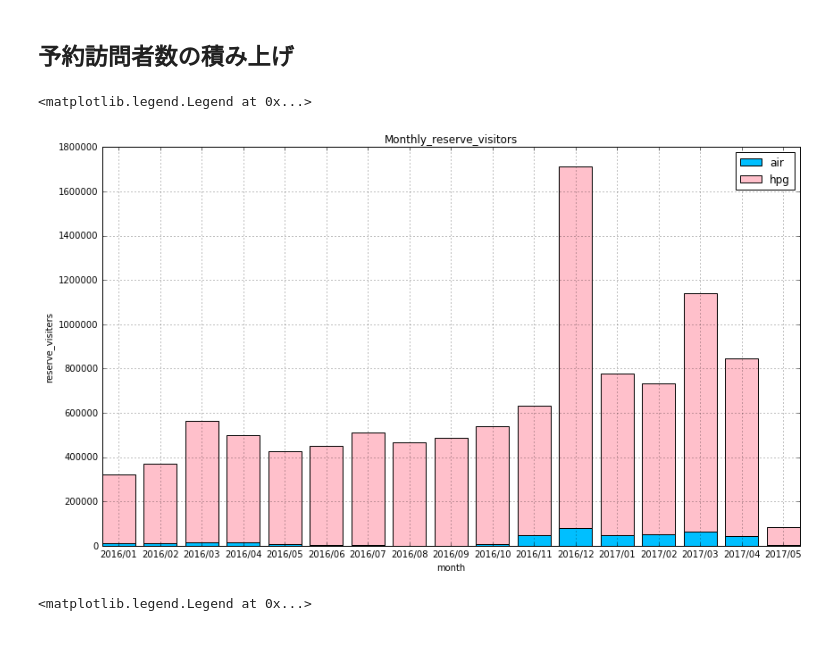
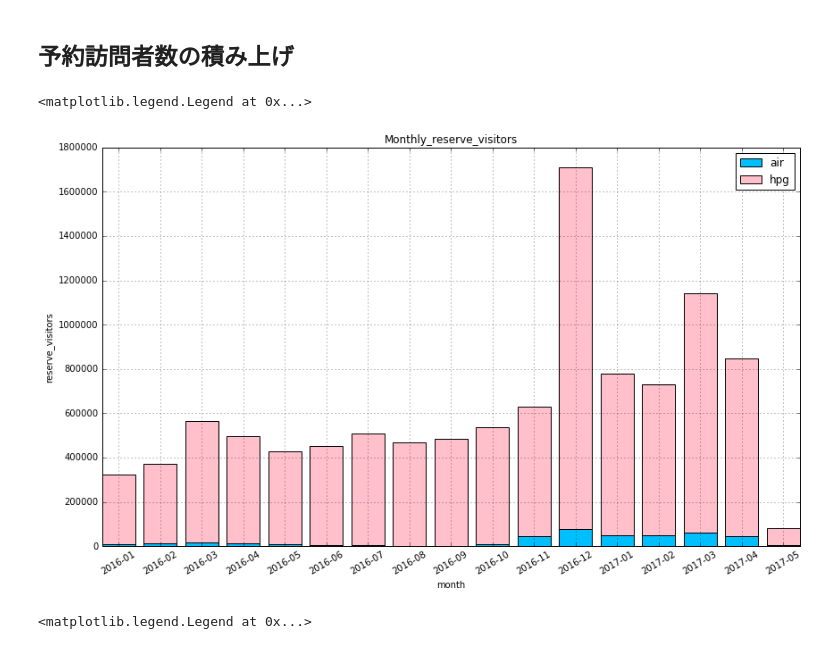
Before and after one commit to selectfromwhere/Restaurant_Visitor_Forecasting, a Jupyter notebook: check_data.ipynb, the cells around one changed output. Saved outputs shown, nothing was run; the diff lists cells and outputs as text; code cells hidden in the pictures.

```diff
--- a/check_data.ipynb
+++ b/check_data.ipynb
@@ -996,18 +989,19 @@ comp_df.head()
 # %%
 plt.figure(figsize=(14, 8))
 left = np.arange(1,18)
 height1 = df1_monthly.reserve_visitors.as_matrix()
 height2 = df4_monthly.reserve_visitors.as_matrix()
 p1 = plt.bar(left, height1, tick_label=df1_monthly.visit_month, align="center", color='deepskyblue')
 p2 = plt.bar(left, height2, align="center", bottom=height1, color='pink')
 plt.title("Monthly_reserve_visitors")
+plt.xticks(rotation = 30)
 plt.xlabel("month")
 plt.ylabel("reserve_visitors")
 plt.grid(True)
 plt.legend((p1[0], p2[0]), ("air", "hpg"))
 # %% [output]
 <matplotlib.legend.Legend at 0x...>
-[figure, old version]
+[figure, new version]
 # %%
 plt.figure(figsize=(14, 8))
 height1 = df1_monthly.reserve_visitors.as_matrix()
```
Also changed, not shown: parts of 9 cells of this notebook.
